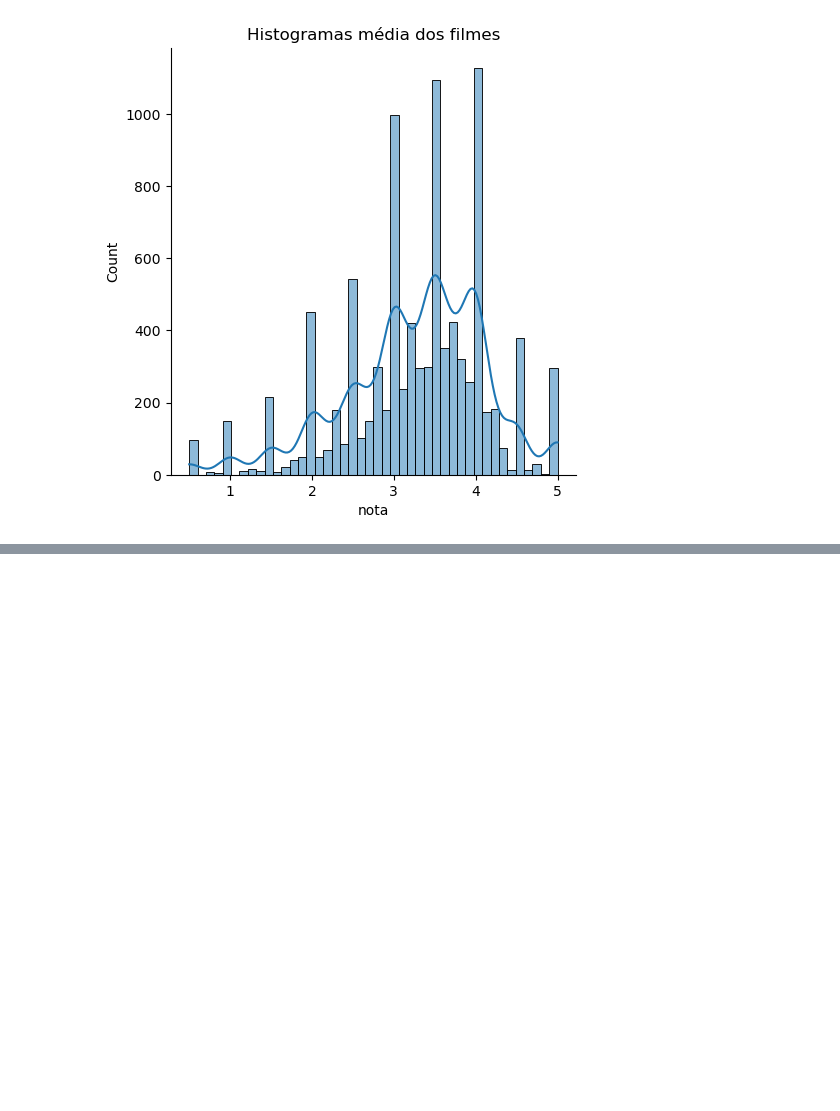
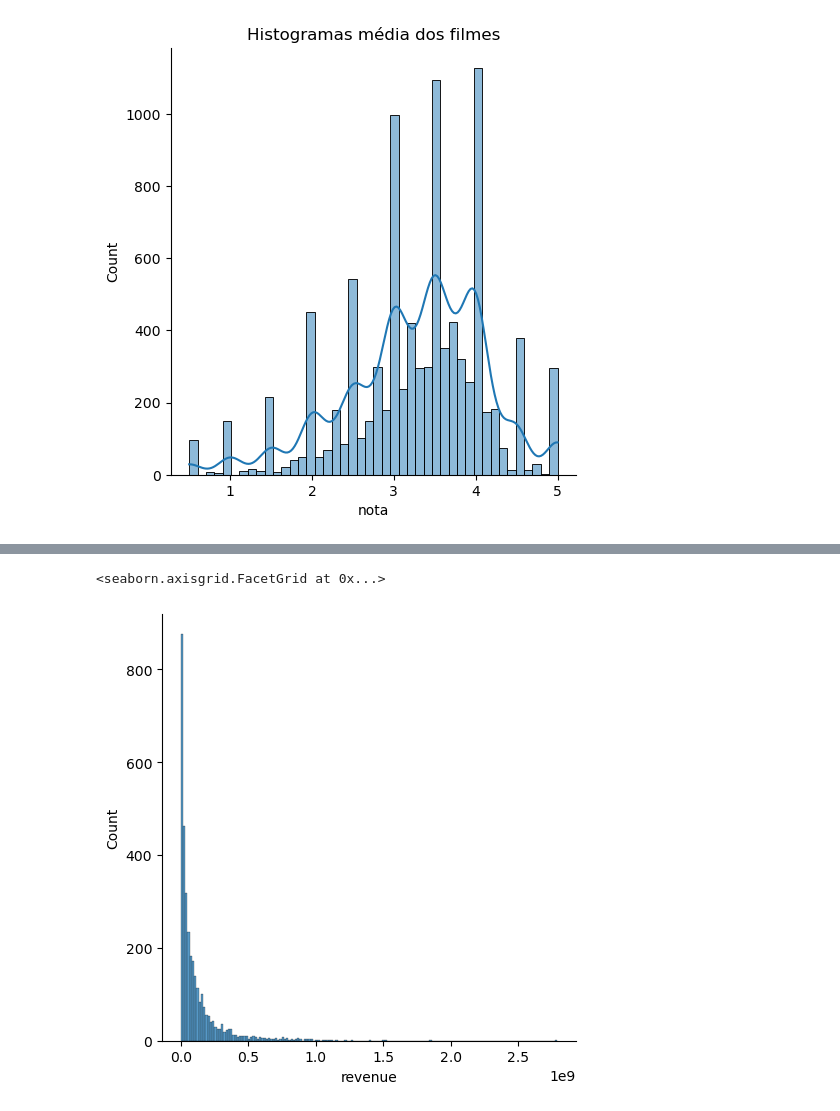
Before and after one commit to carlosvinicius-ai/DataScience, a Jupyter notebook: Codigos/introducao_data_science.ipynb, the cells around one changed output, grey strips where cells are left out. Saved outputs shown, nothing was run; the diff lists cells and outputs as text; code cells hidden in the pictures; blank space fills up the shorter version.

```diff
--- a/Codigos/introducao_data_science.ipynb
+++ b/Codigos/introducao_data_science.ipynb
@@ -159,0 +214,6 @@ Text(0.5, 1.0, 'Histogramas média dos filmes')
+# %%
+com_faturamento = tmdb.query('revenue > 0')
+sns.displot(com_faturamento['revenue'])
+# %% [output]
+<seaborn.axisgrid.FacetGrid at 0x...>
+[figure, added]
```
Also changed, not shown: parts of 5 cells of this notebook.
